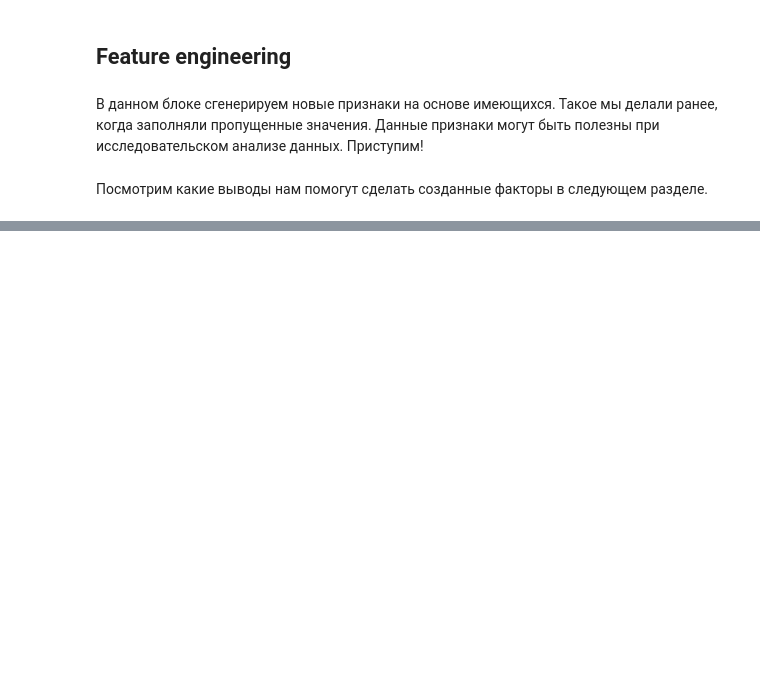
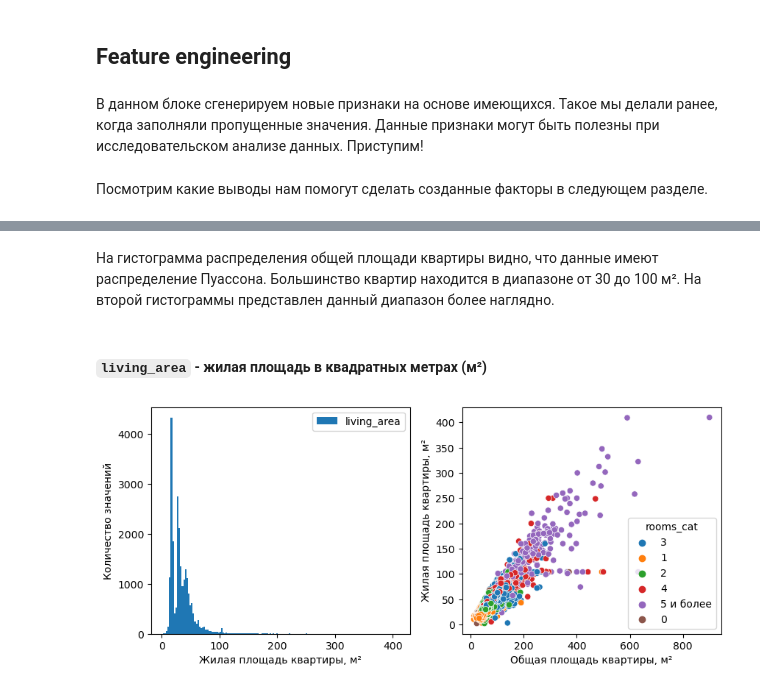
Before and after one commit to max150797/DataScience_Projects, a Jupyter notebook: Проекты по анализу данных/Исследование рынка недвижимости в Санкт-Петербурге/Разведывательный анализ данных.ipynb, the cells around one changed output, grey strips where cells are left out. Cells and saved outputs as stored; diff of their text form; code cells hidden in the pictures; blank space fills up the shorter version.

```diff
--- a/Проекты по анализу данных/Исследование рынка недвижимости в Санкт-Петербурге/Разведывательный анализ данных.ipynb
+++ b/Проекты по анализу данных/Исследование рынка недвижимости в Санкт-Петербурге/Разведывательный анализ данных.ipynb
@@ -467,0 +533,18 @@ data['center_km'] = data['cityCenters_nearest']/1000
+# %% [markdown]
+На гистограмма распределения общей площади квартиры видно, что данные имеют распределение Пуассона. Большинство квартир находится в диапазоне от 30 до 100 м². На второй гистограммы представлен данный диапазон более наглядно.
+# %% [markdown]
+#### `living_area` - жилая площадь в квадратных метрах (м²)
+# %%
+fig, axes = plt.subplots(1, 2, figsize=(10, 4))
+data.plot(kind='hist', y='living_area', bins=150, ax=axes[0])
+sns.scatterplot(data, y='living_area', x='total_area', hue='rooms_cat')
+
+axes[0].set_ylabel('Количество значений')
+axes[1].set_ylabel('Жилая площадь квартиры, м²')
+
+axes[0].set_xlabel('Жилая площадь квартиры, м²')
+axes[1].set_xlabel('Общая площадь квартиры, м²')
+
+plt.show()
+# %% [output]
+[figure, added]
```
Also changed, not shown: parts of 64 cells of this notebook.
